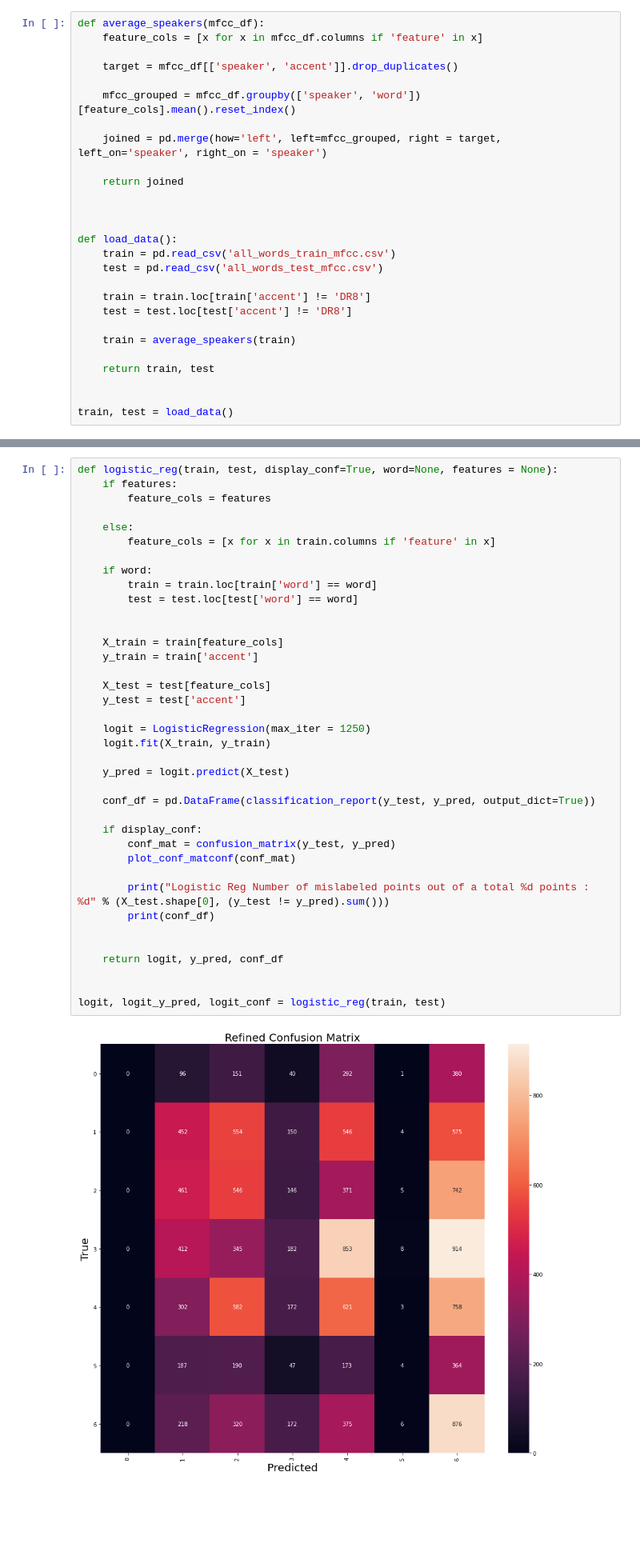
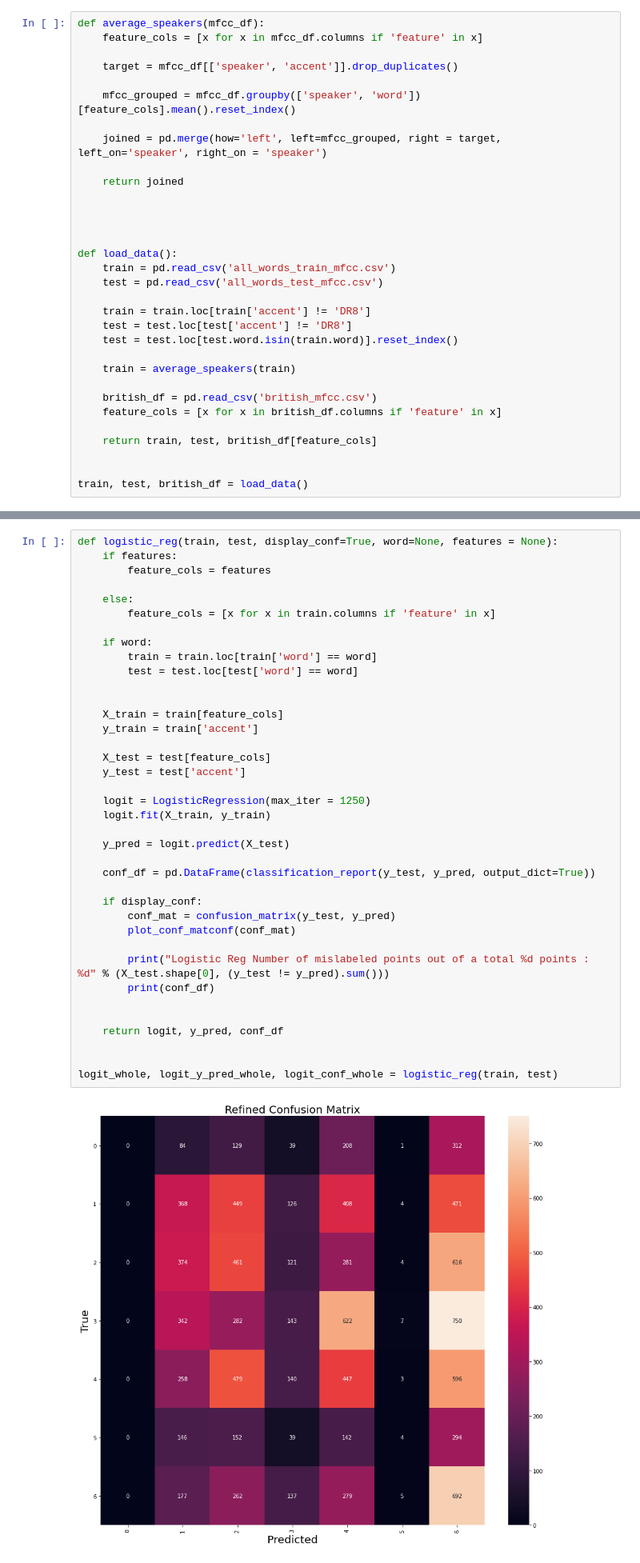
Before and after one commit to andrewpaster/isye_6740_final_project_accents, a Jupyter notebook: Models/Logistic Regression_ mfcc.ipynb, the cells around one changed output, grey strips where cells are left out. Shown at 80% size. Drawn from its saved outputs; the diff is of its cells as text; blank space fills up the shorter version.

```diff
--- a/Models/Logistic Regression_ mfcc.ipynb
+++ b/Models/Logistic Regression_ mfcc.ipynb
@@ -59,16 +59,21 @@ def average_speakers(mfcc_df):
 
 
 
+
 def load_data():
     train = pd.read_csv('all_words_train_mfcc.csv')
     test = pd.read_csv('all_words_test_mfcc.csv')
 
     train = train.loc[train['accent'] != 'DR8']
     test = test.loc[test['accent'] != 'DR8']
+    test = test.loc[test.word.isin(train.word)].reset_index()
 
     train = average_speakers(train)
 
-    return train, test
+    british_df = pd.read_csv('british_mfcc.csv')
+    feature_cols = [x for x in british_df.columns if 'feature' in x]
+
+    return train, test, british_df[feature_cols]
 
 
-train, test = load_data()
+train, test, british_df = load_data()
@@ -94,32 +105,32 @@ def logistic_reg(train, test, display_conf=True, word=None, features = None):
     if word:
         train = train.loc[train['word'] == word]
         test = test.loc[test['word'] == word]
 
 
     X_train = train[feature_cols]
     y_train = train['accent']
 
     X_test = test[feature_cols]
     y_test = test['accent']
 
     logit = LogisticRegression(max_iter = 1250)
     logit.fit(X_train, y_train)
 
     y_pred = logit.predict(X_test)
 
     conf_df = pd.DataFrame(classification_report(y_test, y_pred, output_dict=True))
 
     if display_conf:
         conf_mat = confusion_matrix(y_test, y_pred)
         plot_conf_matconf(conf_mat)
 
         print("Logistic Reg Number of mislabeled points out of a total %d points : %d" % (X_test.shape[0], (y_test != y_pred).sum()))
         print(conf_df)
 
 
     return logit, y_pred, conf_df
 
 
-logit, logit_y_pred, logit_conf = logistic_reg(train, test)
+logit_whole, logit_y_pred_whole, logit_conf_whole = logistic_reg(train, test)
 # %% [output]
-[figure, old version]
+[figure, new version]
```
Also changed, not shown: parts of 11 cells of this notebook.
